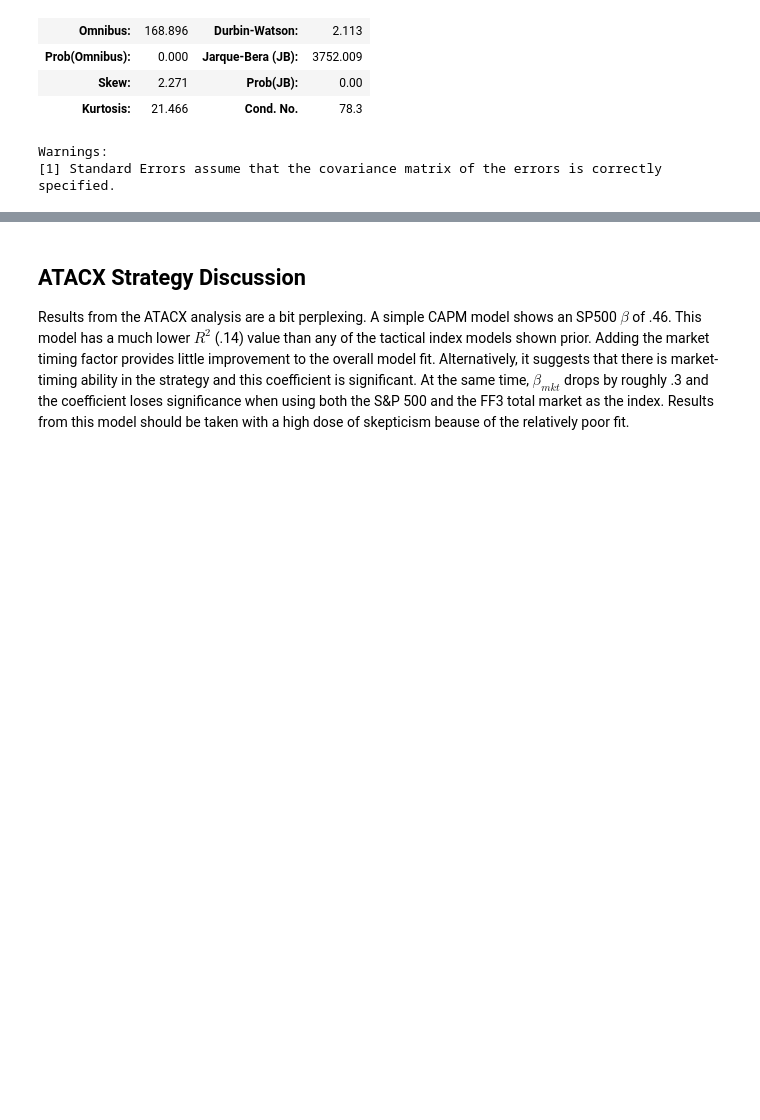
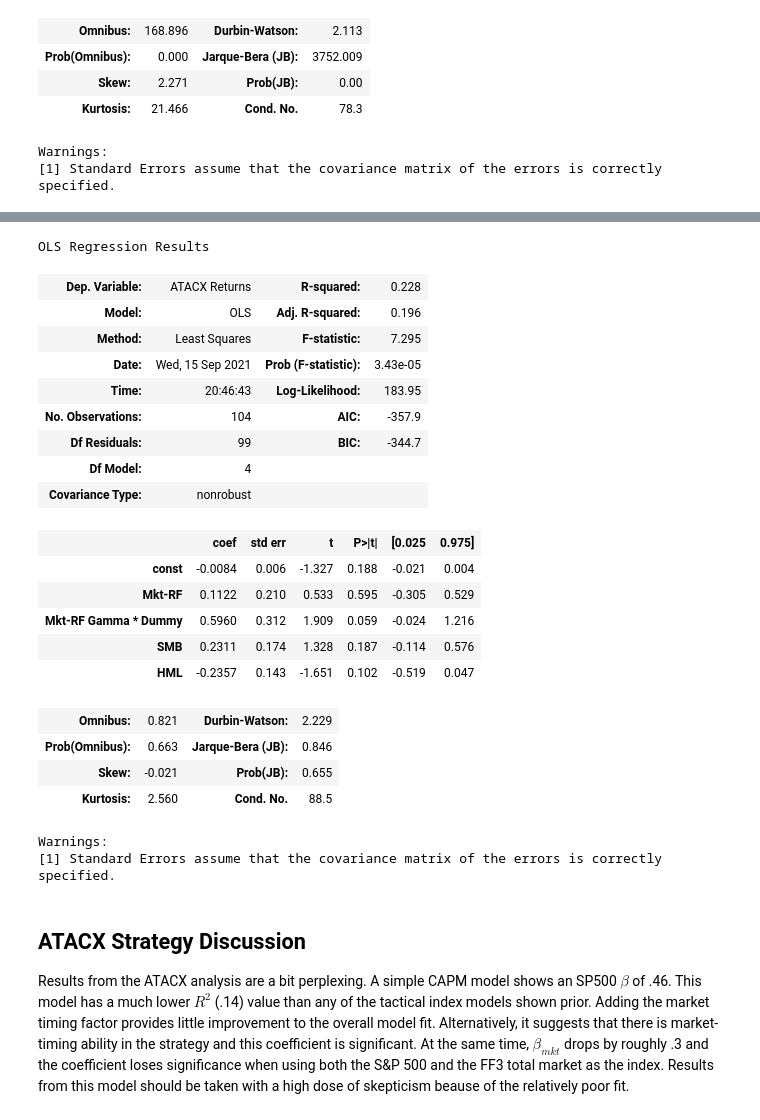
Before and after one commit to cjarmstrong2018/Tactical-Analysis, a Jupyter notebook: Tactical Analysis.ipynb, the cells around one changed output, grey strips where cells are left out. Cells and saved outputs as stored; diff of their text form; code cells hidden in the pictures; blank space fills up the shorter version.

```diff
--- a/Tactical Analysis.ipynb
+++ b/Tactical Analysis.ipynb
@@ -307,10 +305,11 @@ Regression analysis again provides similar findings when filtering tactical mana
 # %%
 #CAPM Model - for reference
-Y = df.loc[first_roro:,'ATACX Returns']
-X = df.loc[first_roro:,['SP500 Returns']]
+Y = df.loc[first_atacx:,'ATACX Returns']
+X = df.loc[first_atacx:,['SP500 Returns']]
 pd.concat([Y, X], axis = 1)
 X = sm.add_constant(X)
 model = sm.OLS(Y,X, missing = 'drop')
 results = model.fit()
+
 results.summary()
 # %% [output]
@@ -318,7 +335,7 @@ NameError: name 'first_roro' is not defined
 # %%
 #7
-Y = df.loc[first_roro:,'ATACX Returns']
-X = df.loc[first_roro:,['SP500 Returns', 'SP500 Gamma * Dummy']]
+Y = df.loc[first_atacx:,'ATACX Returns']
+X = df.loc[first_atacx:,['SP500 Returns', 'SP500 Gamma * Dummy']]
 pd.concat([Y, X], axis = 1)
 X = sm.add_constant(X)
 model = sm.OLS(Y,X, missing = 'drop')
@@ -327,7 +365,7 @@ results.summary()
 # %%
 #8
-Y = df['ATACX Returns']
-X = df.loc[:,['Mkt-RF','Mkt-RF Gamma * Dummy']]
+Y = df.loc[first_atacx:, 'ATACX Returns']
+X = df.loc[first_atacx:,['Mkt-RF','Mkt-RF Gamma * Dummy']]
 X = sm.add_constant(X)
 model = sm.OLS(Y,X, missing = 'drop')
 results = model.fit()
@@ -335,12 +394,35 @@ results.summary()
 # %%
 #9
-Y = df['ATACX Returns']
-X = df.loc[:,['Mkt-RF','Mkt-RF Gamma * Dummy', 'SMB','HML']]
+Y = df.loc[first_atacx:,'ATACX Returns']
+X = df.loc[first_atacx:,['Mkt-RF','Mkt-RF Gamma * Dummy', 'SMB','HML']]
 X = sm.add_constant(X)
 
 model = sm.OLS(Y,X, missing = 'drop')
 results = model.fit()
 results.summary()
+# %% [output]
+OLS Regression Results
+| Dep. Variable: | ATACX Returns | R-squared: | 0.228 |
+| Model: | OLS | Adj. R-squared: | 0.196 |
+| Method: | Least Squares | F-statistic: | 7.295 |
+| Date: | Wed, 15 Sep 2021 | Prob (F-statistic): | 3.43e-05 |
+| Time: | 20:46:43 | Log-Likelihood: | 183.95 |
+| No. Observations: | 104 | AIC: | -357.9 |
+| Df Residuals: | 99 | BIC: | -344.7 |
+| Df Model: | 4 |  |  |
+| Covariance Type: | nonrobust |  |  |
+|  | coef | std err | t | P>|t| | [0.025 | 0.975] |
+| const | -0.0084 | 0.006 | -1.327 | 0.188 | -0.021 | 0.004 |
+| Mkt-RF | 0.1122 | 0.210 | 0.533 | 0.595 | -0.305 | 0.529 |
+| Mkt-RF Gamma * Dummy | 0.5960 | 0.312 | 1.909 | 0.059 | -0.024 | 1.216 |
+| SMB | 0.2311 | 0.174 | 1.328 | 0.187 | -0.114 | 0.576 |
+| HML | -0.2357 | 0.143 | -1.651 | 0.102 | -0.519 | 0.047 |
+| Omnibus: | 0.821 | Durbin-Watson: | 2.229 |
+| Prob(Omnibus): | 0.663 | Jarque-Bera (JB): | 0.846 |
+| Skew: | -0.021 | Prob(JB): | 0.655 |
+| Kurtosis: | 2.560 | Cond. No. | 88.5 |
+Warnings:
+[1] Standard Errors assume that the covariance matrix of the errors is correctly specified.
 # %% [markdown]
 ## ATACX Strategy Discussion
 
```
Also changed, not shown: parts of 8 cells of this notebook, 1 other file.
